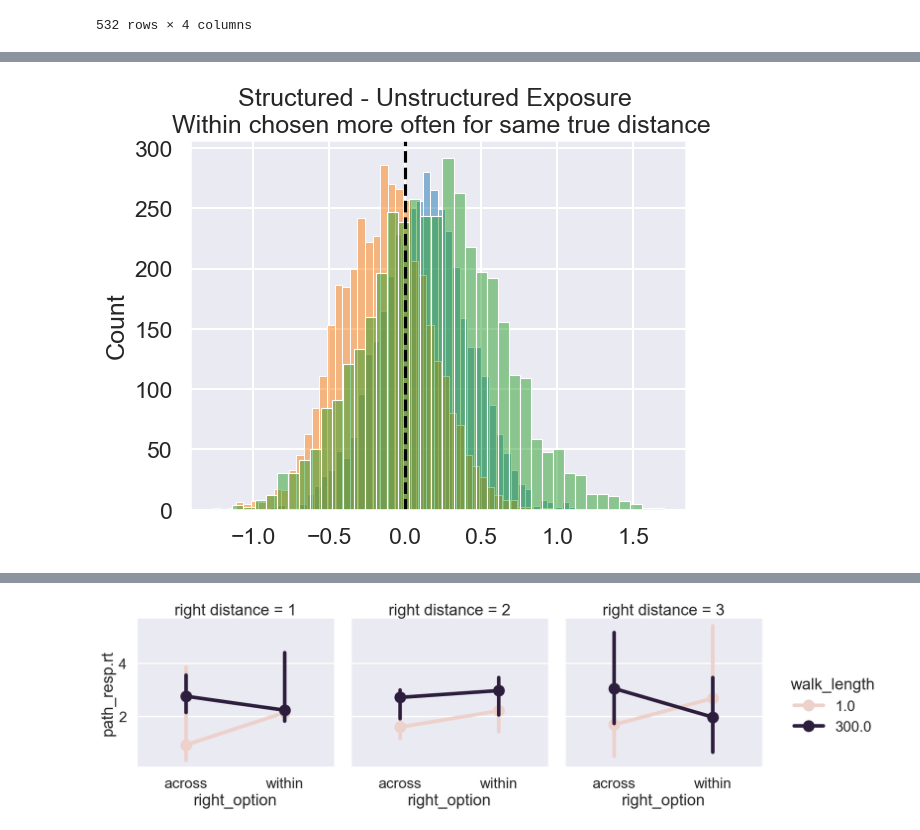
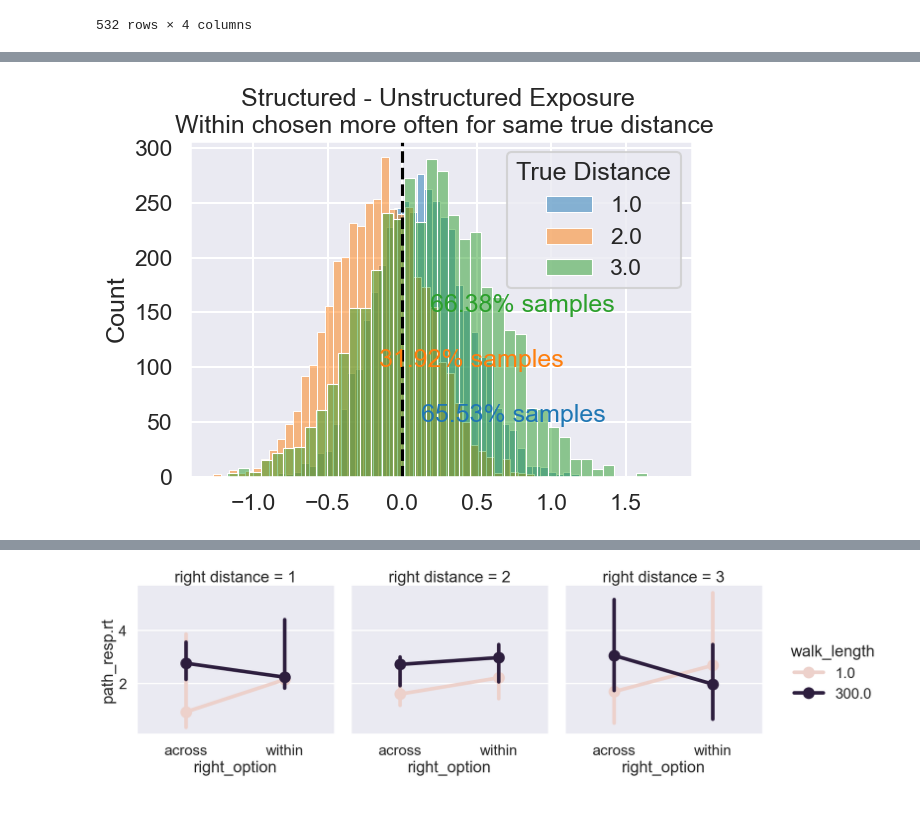
Before and after one commit to tejas-savalia/umass-dissertation, a Jupyter notebook: chapter_notebooks/chapter_3/analysis_sandbox_exp3.ipynb, the cells around one changed output, grey strips where cells are left out. Drawn from its saved outputs; the diff is of its cells as text; code cells hidden in the pictures.

```diff
--- a/chapter_notebooks/chapter_3/analysis_sandbox_exp3.ipynb
+++ b/chapter_notebooks/chapter_3/analysis_sandbox_exp3.ipynb
@@ -220,9 +223,15 @@ Coordinates:
   * draw                            (sample) int32 16kB 0 1 2 3 ... 997 998 999
 # %%
 for dist in ['1.0', '2.0', '3.0']:
-    g = sns.histplot(extracted.sel({"C(true_distance):condition_dim": f"{dist}, structured"}) - extracted.sel({"C(true_distance):condition_dim": f"{dist}, unstructured"}), alpha = 0.5)
+    diff = extracted.sel({"C(true_distance):condition_dim": f"{dist}, structured"}) - extracted.sel({"C(true_distance):condition_dim": f"{dist}, unstructured"})
+    g = sns.histplot(diff, alpha = 0.5, label = dist)
+    g.axes.text(s = f'{round(np.mean(diff.values>0)*100, 2)}% samples', x = np.mean(diff), y = float(dist)*50, color = f'C{int(float(dist)-1)}')
+
 g.axes.axvline(x = 0, ls = '--', color = 'black')
 g.axes.set_title('Structured - Unstructured Exposure \n Within chosen more often for same true distance')
+g.axes.legend(loc='best', title = "True Distance")#, bbox_to_anchor = (1.25, 0.5))
+
+plt.tight_layout()
 plt.savefig('figures/exp3_bayesmodel_results.png', dpi = 300, transparent = True)
 # %% [output]
-[figure, old version]
+[figure, new version]
```
Also changed, not shown: parts of 5 cells of this notebook, 46 other files.
